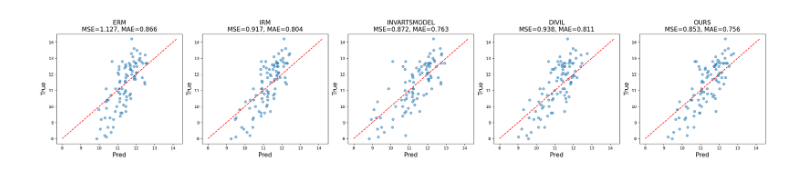
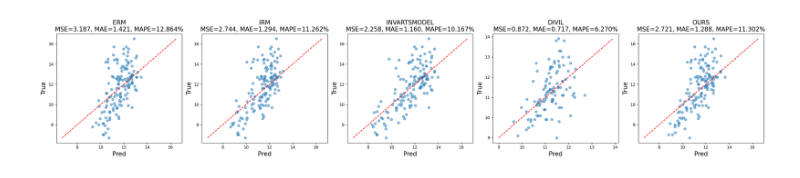
Before and after one commit to Chertuion/HashNIRL, a Jupyter notebook: logs/rw/rw_draw.ipynb, the cells around one changed output. Saved outputs shown, nothing was run; the diff lists cells and outputs as text; code cells hidden in the pictures.

```diff
--- a/logs/rw/rw_draw.ipynb
+++ b/logs/rw/rw_draw.ipynb
@@ -13,6 +13,7 @@ def load_results(file_path):
 def compute_metrics(y_true, y_pred):
     mse = mean_squared_error(y_true, y_pred)
     mae = mean_absolute_error(y_true, y_pred)
+    # 避免除以0，加一个极小值epsilon
     epsilon = 1e-8
     mape = np.mean(np.abs((y_true - y_pred) / (y_true + epsilon)))
 
@@ -20,7 +21,7 @@ def compute_metrics(y_true, y_pred):
 
 
 def get_top_error_indices(y_true, y_pred, remove_ratio=0.1):
-
+    # 计算误差并返回保留的索引
     errors = np.abs(y_true - y_pred)
     remove_n = int(len(y_true) * remove_ratio)
     remove_indices = np.argsort(errors)[-remove_n:]
@@ -31,45 +32,78 @@ def filter_by_indices(y_true, y_pred, indices):
     return y_true[indices], y_pred[indices]
 
 def plot_all_models(results_dict, save_path='scatter_all_models.png'):
-    plt.figure(figsize=(25, 5))
+    plt.figure(figsize=(25, 5))  # 一行展示，宽度拉大一些
 
     for i, (name, (y_true, y_pred)) in enumerate(results_dict.items(), 1):
         mse, mae, mape = compute_metrics(y_true, y_pred)
-        # print(len(y_pred))
 
-        plt.subplot(1, 5, i)
+        plt.subplot(1, 5, i)  # 一行四列
         plt.scatter(y_pred, y_true, alpha=0.5)
         plt.plot( [min(y_true), max(y_true)],[min(y_true), max(y_true)], 'r--')  # y = x
-        # plt.title(f'{name.upper()}\nMSE={mse:.3f}, MAE={mae:.3f}, MAPE={mape*100:.3f}%', fontsize=15)
-        plt.title(f'{name.upper()}\nMSE={mse:.3f}, MAE={mae:.3f}', fontsize=15)
+        plt.title(f'{name.upper()}\nMSE={mse:.3f}, MAE={mae:.3f}, MAPE={mape*100:.3f}%', fontsize=15)
         plt.xlabel('Pred', fontsize=15)
         plt.ylabel('True', fontsize=15)
 
 
     plt.tight_layout()
     plt.savefig(save_path)
     plt.show()
 
     # plt.savefig(save_path)
     # plt.close()
     # print(f'Saved plot to {save_path}')
 
-
-exp_dir = './NIROOD/logs/best_result/rw'
+# ==== 主流程 ====
+exp_dir = '/data/home/wxl22/NIROOD/logs/best_result/rw'  # 设置路径
 model_files = {
     'erm':os.path.join(exp_dir, 'erm.pt'),
     'irm': os.path.join(exp_dir, 'irm.pt'),
     'invartsmodel': os.path.join(exp_dir, 'invartsmodel.pt'),
     'divil': os.path.join(exp_dir, 'divil.pt'),
     'ours': os.path.join(exp_dir, 'ours.pt'),
 }
 
-
+# 加载所有模型
 results = {}
 for name, path in model_files.items():
     y_true, y_pred = load_results(path)
     results[name] = (np.array(y_true), np.array(y_pred))
 
+# 基于 ours 删除误差最大的 35%
+y_true_ours, y_pred_ours = results['ours']
+keep_indices = get_top_error_indices(y_true_ours, y_pred_ours, remove_ratio=0.35)
+# print(len(keep_indices))
+
+# 所有模型删相同的点
+for name in results:
+    y_true, y_pred = results[name]
+    y_true_filtered, y_pred_filtered = filter_by_indices(y_true, y_pred, keep_indices)
+    results[name] = (y_true_filtered, y_pred_filtered)
+
+# 加载 JSON 数据
+json_path = os.path.join('/data/home/wxl22/NIROOD/datasets', 'Chunjian_area_rw.json')  # 修改为你的JSON路径
+with open(json_path, 'r') as f:
+    data = json.load(f)
+
+# 获取 RWD 列表
+ood_data = data['RWD']  # 列表长度应与 ours.pt 中数据一致
+ood_data_filtered = [ood_data[i] for i in keep_indices.tolist()]  # 删除相同位置
+
+# 替换原始数据并保存
+data['RWD'] = ood_data_filtered
+with open(os.path.join('/data/home/wxl22/NIROOD/logs/best_result/rw', 'Chunjian_area_rw.json'), 'w') as f:
+    json.dump(data, f, indent=2)
+
+print("已保存删点后的 filtered_data.json")
+
+# print(results['erm'])
+# 保存 ours_rw.pt 和 irm_rw.pt
+# torch.save({'Y_true': torch.tensor(results['ours'][0]), 'Y_pred': torch.tensor(results['ours'][1])},
+#            os.path.join(exp_dir, 'ours_rw.pt'))
+# torch.save({'Y_true': torch.tensor(results['irm'][0]), 'Y_pred': torch.tensor(results['irm'][1])},
+#            os.path.join(exp_dir, 'irm_rw.pt'))
+
+# 绘图
 plot_all_models(results)
 # %% [output]
-[figure, old version]
+[figure, new version]
```
Also changed, not shown: parts of 1 cell of this notebook, 1 other file.
